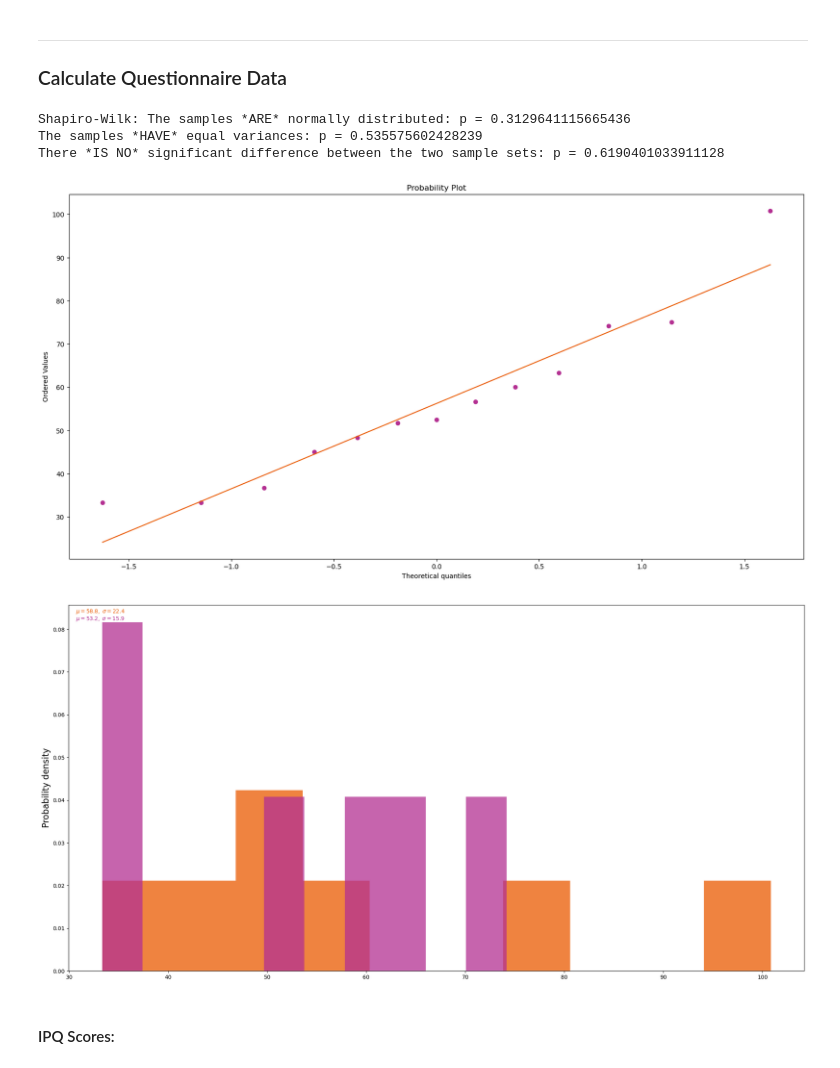
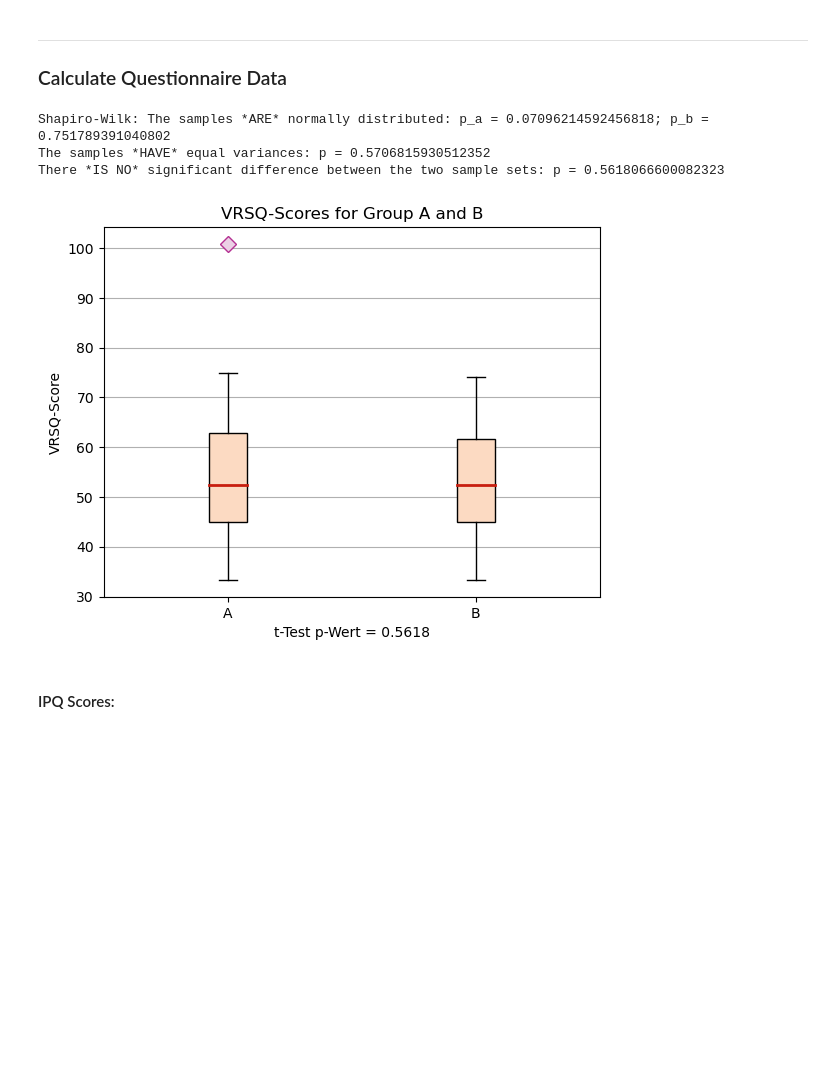
Before and after one commit to Knerten0815/VR_Dodge_Study, a Jupyter notebook: Data-Visualization/Jupyter Notebooks/How to load your data into python.ipynb, the cells around one changed output. Saved outputs shown, nothing was run; the diff lists cells and outputs as text; code cells hidden in the pictures; blank space fills up the shorter version.

Commit message:
latest data evaluation updates.

```diff
--- a/Data-Visualization/Jupyter Notebooks/How to load your data into python.ipynb
+++ b/Data-Visualization/Jupyter Notebooks/How to load your data into python.ipynb
@@ -362,7 +404,7 @@ for user_id_b in b_result_dict:
         big_sized_jaws.append(yaws_by_trial)
 
 
-a_size_samples, b_size_samples = get_samples_for_key_by_variable(size_var, 'max_yaw_virt', 'max_yaw_real')
+a_size_samples, b_size_samples = get_grouped_samples_for_key_by_variable(size_var, 'max_yaw_virt', 'max_yaw_real')
 
 for trial_id in a_size_samples[0]:
     if a_big_sized_yaws_by_trial[trial_id] != a_size_samples[1][trial_id]:
@@ -511,6 +561,33 @@ def plot_test_data(a, b, show_probability_plot=True, show_histogram=True):
         plt.text(.01, .97, f"$\mu= {b_series.mean(): .1f}, \ \sigma= {b_series.std(): .1f}$", color='#b43092', ha='left', va='top', transform=ax.transAxes)
         var_fig.tight_layout()
         plt.show()
+# %%
+def boxplot(values, value_names=['A', 'B'], title='', xlabel='', ylabel='', showfliers=True):
+    fig7, ax = plt.subplots()
+    ax.set_title(title)
+    ax.set_xlabel(xlabel)
+    ax.set_ylabel(ylabel)
+    ax.yaxis.grid(True)
+    medianprops = dict(linewidth=2, color='#c81e0f')
+    flierprops={'marker': 'D', 'markersize': 8, 'markeredgecolor': '#b43092'}#, 'markerfacecolor': '#ebd0e5'}
+    bplot = ax.boxplot(values, labels=value_names, patch_artist=True, medianprops=medianprops, flierprops=flierprops, showfliers=showfliers)
+
+    for patch in bplot['boxes']:
+        patch.set_facecolor('#fcdac2')
+
+    plt.show()
+
+def subboxplot(ax: plt.Axes, values, value_names=['A', 'B'], title:str ='', xlabel:str='', ylabel:str=''):
+    ax.set_title(title)
+    ax.set_xlabel(xlabel)
+    ax.set_ylabel(ylabel)
+    ax.yaxis.grid(True)
+    medianprops = dict(linewidth=2, color='#c81e0f')
+    flierprops={'marker': 'D', 'markersize': 8, 'markerfacecolor': '#ebd0e5', 'markeredgecolor': '#b43092'}
+    bplot = ax.boxplot(values, labels=value_names, patch_artist=True, medianprops=medianprops, flierprops=flierprops)
+
+    for patch in bplot['boxes']:
+        patch.set_facecolor('#fcdac2')
 # %% [markdown]
 ***
 ### Hypothesisesesssss
@@ -550,14 +627,14 @@ The 8 significant trials are: ['1126', '1016', '2110', '1021', '0104', '1123', '
 hypothesis_counter = 0
 significant_trials = []
 
-a_sizes, b_sizes = get_samples_for_key_by_variable(size_var, 'max_yaw_virt', 'max_yaw_real')
+a_sizes, b_sizes = get_grouped_samples_for_key_by_variable(size_var, 'max_yaw_virt', 'max_yaw_real')
 
 for id in no_size_ids:
-    a = pd.Series(b_small_sized_yaws_by_trial[f'{id}'])
-    b = pd.Series(b_big_sized_yaws_by_trial[f'{id}'])
+    a = pd.Series(b_sizes[0][f'{id}'])
+    b = pd.Series(b_sizes[1][f'{id}'])
 
     #print(f'Trial {id}:')
-    hypothesis, _ = independent_test(a, b)#, print_results=True)
+    hypothesis, p = independent_test(a, b)#, print_results=True)
     #print()
 
     if hypothesis:
@@ -571,5 +648,7 @@ for id in no_size_ids:
 # print(f'The {len(false_assumption_trials)} untestable trials are: {false_assumption_trials}')
 print(f'{hypothesis_counter/len(no_size_ids)*100} % of {len(no_size_ids)} tested trials show no significant difference between size 0.3 and 0.8')
 print(f'The {len(significant_trials)} significant trials are: {significant_trials}')
+a_sums = get_samples_for_key_by_variable('A', size_var, 'sum_injected_rotation_g_r(IN DEGREES)')
+boxplot([list(b_sizes[0].values())[0], list(b_sizes[1].values())[0]], title='Alpha-Werte für Gruppe B', xlabel=f't-Test p-Wert = {p.round(4)}', ylabel='Alpha-Wert', value_names=['kleine Objekte', 'große Objekte'])
 # %% [output]
 96.82539682539682 % of 63 tested trials show no significant difference between size 0.3 and 0.8
@@ -751,29 +856,30 @@ The 0 significant trials are: []
 # %%
 b_scores, a_scores = [], []
 
 for user_key in questionnaire_dict:
+    # if(user_key == 'A12'):
+    #     continue
     user_answers = questionnaire_dict[user_key]
     a = user_answers['Allgemeines Unwohlsein'] + user_answers['Ermüdung'] + user_answers['Kopfschmerzen'] + user_answers['angestrengte Augen']
     b = user_answers['Schwierigkeiten scharf zu sehen'] + user_answers['Kopfdruck'] + user_answers['Verschwommenes Sehen'] + user_answers['Schwindel bei geschlossenen Augen'] + user_answers['Gleichgewichtsstörungen']
     c = a / 12 * 100
     d = b / 15 * 100
     user_score = (c + d) / 2
     questionnaire_dict[user_key]['VRSQ-Score'] = user_score
     #print('VRSQ Score for', user_answers['ID Nummer'], 'is', questionnaire_dict[user_key]['VRSQ-Score'])
 
     if 'A' in user_key:
         a_scores.append(user_score)
     elif 'B' in user_key:
         b_scores.append(user_score)
 
-independent_test(a_scores, b_scores, print_results= True)
-plot_test_data(a_scores, b_scores)
+_, p = independent_test(a_scores, b_scores, print_results= True)
+boxplot([a_scores, b_scores], title='VRSQ-Scores for Group A and B', xlabel=f't-Test p-Wert = {p.round(4)}', ylabel='VRSQ-Score')
 # %% [output]
-Shapiro-Wilk: The samples *ARE* normally distributed: p = 0.3129641115665436
-The samples *HAVE* equal variances: p = 0.535575602428239
-There *IS NO* significant difference between the two sample sets: p = 0.6190401033911128
+Shapiro-Wilk: The samples *ARE* normally distributed: p_a = 0.07096214592456818; p_b = 0.751789391040802
+The samples *HAVE* equal variances: p = 0.5706815930512352
+There *IS NO* significant difference between the two sample sets: p = 0.5618066600082323
-[figure, old version]
+[figure, new version]
-[figure, removed]
 # %% [markdown]
 #### IPQ Scores:
 # %%
```
Also changed, not shown: parts of 15 cells of this notebook.
